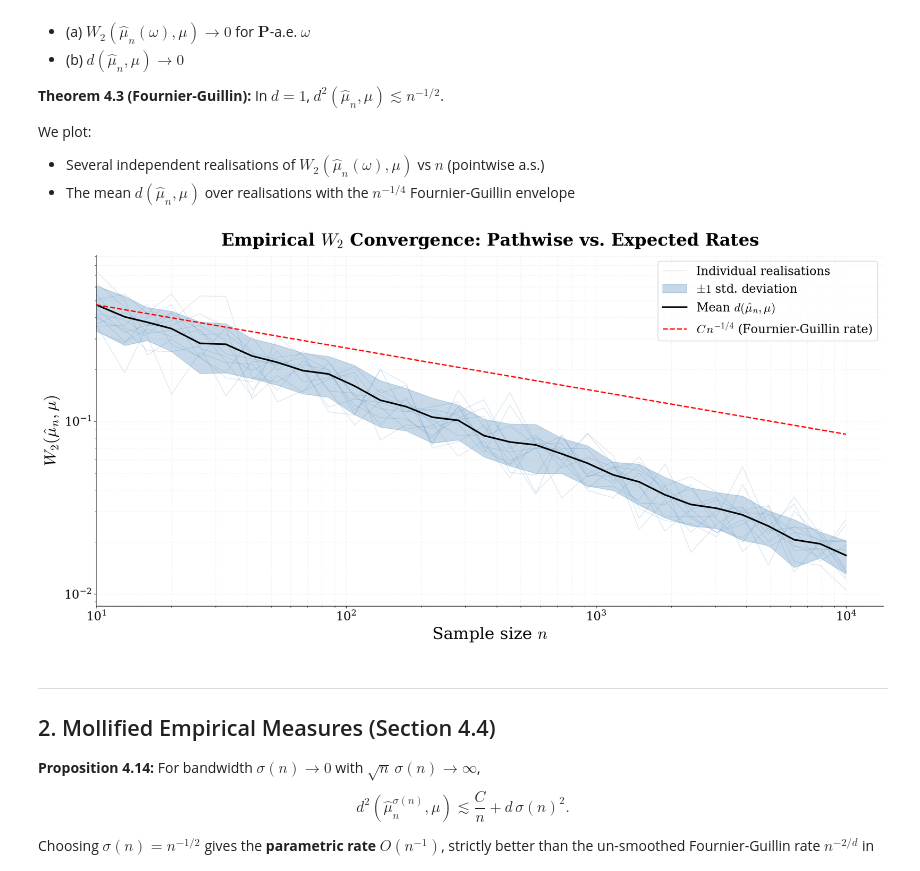
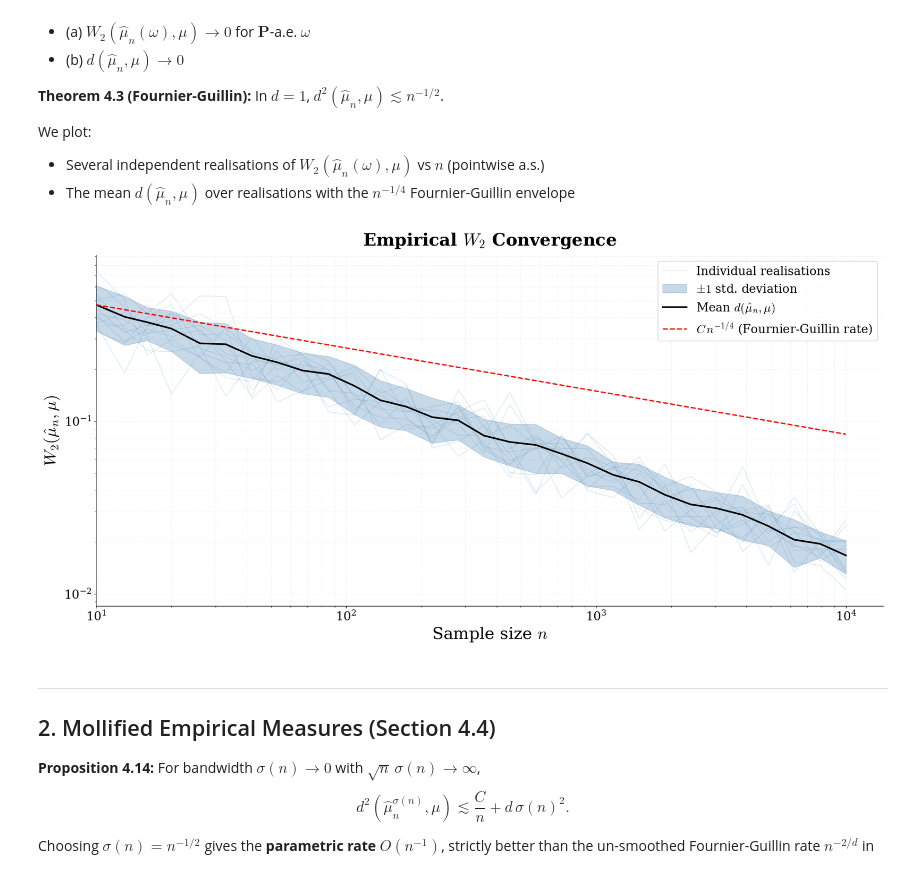
Before and after one commit to rs1422/RMSOT, a Jupyter notebook: Sections 4 and 5/Section_4_and_5.ipynb, the cells around one changed output. Saved outputs shown, nothing was run; the diff lists cells and outputs as text; code cells hidden in the pictures.

```diff
--- a/Sections 4 and 5/Section_4_and_5.ipynb
+++ b/Sections 4 and 5/Section_4_and_5.ipynb
@@ -114,35 +114,35 @@ fig, ax = plt.subplots(1, 1, figsize=(18, 9), facecolor=BG)
 
 for r in range(min(12, n_realisations)):
     label = 'Individual realisations' if r == 0 else None
     ax.loglog(sample_sizes, W2_matrix[r], color='steelblue', alpha=0.2, lw=1, zorder=1, label=label)
 
 ax.fill_between(sample_sizes,
                 np.maximum(d_mean - d_std, 1e-4),
                 d_mean + d_std,
                 alpha=0.3, color='steelblue', label=r'$\pm 1$ std. deviation', zorder=2)
 
 ax.loglog(sample_sizes, d_mean, 'k-', lw=2.5, label=r'Mean $d(\hat{\mu}_n, \mu)$', zorder=4)
 
 ax.loglog(sample_sizes, fg_envelope, 'r--', lw=2, label=r'$C\,n^{-1/4}$ (Fournier-Guillin rate)', zorder=5)
 
 ax.set_xlabel('Sample size $n$', fontsize=25)
 ax.set_ylabel(r'$W_2(\hat{\mu}_n, \mu)$', fontsize=25)
-ax.set_title(r'Empirical $W_2$ Convergence: Pathwise vs. Expected Rates', fontsize=26, fontweight='bold', pad=15)
+ax.set_title(r'Empirical $W_2$ Convergence', fontsize=26, fontweight='bold', pad=15)
 
 ax.set_xlim(left=min(sample_sizes))
 
 ax.legend(fontsize=18, loc='upper right', frameon=True, facecolor='white', framealpha=0.8)
 ax.grid(True, which='both', alpha=0.3, ls=':')
 ax.tick_params(axis='both', which='major', labelsize=18)
 
 for sp in ['top', 'right']:
     ax.spines[sp].set_visible(False)
 
 plt.tight_layout()
 plt.savefig('fig4_1_empirical_W2.png', dpi=150, bbox_inches='tight')
 plt.show()
 # %% [output]
-[figure, old version]
+[figure, new version]
 # %% [markdown]
 ---
 ## 2. Mollified Empirical Measures (Section 4.4)
```
Also changed, not shown: parts of 8 cells of this notebook, 9 other files.
